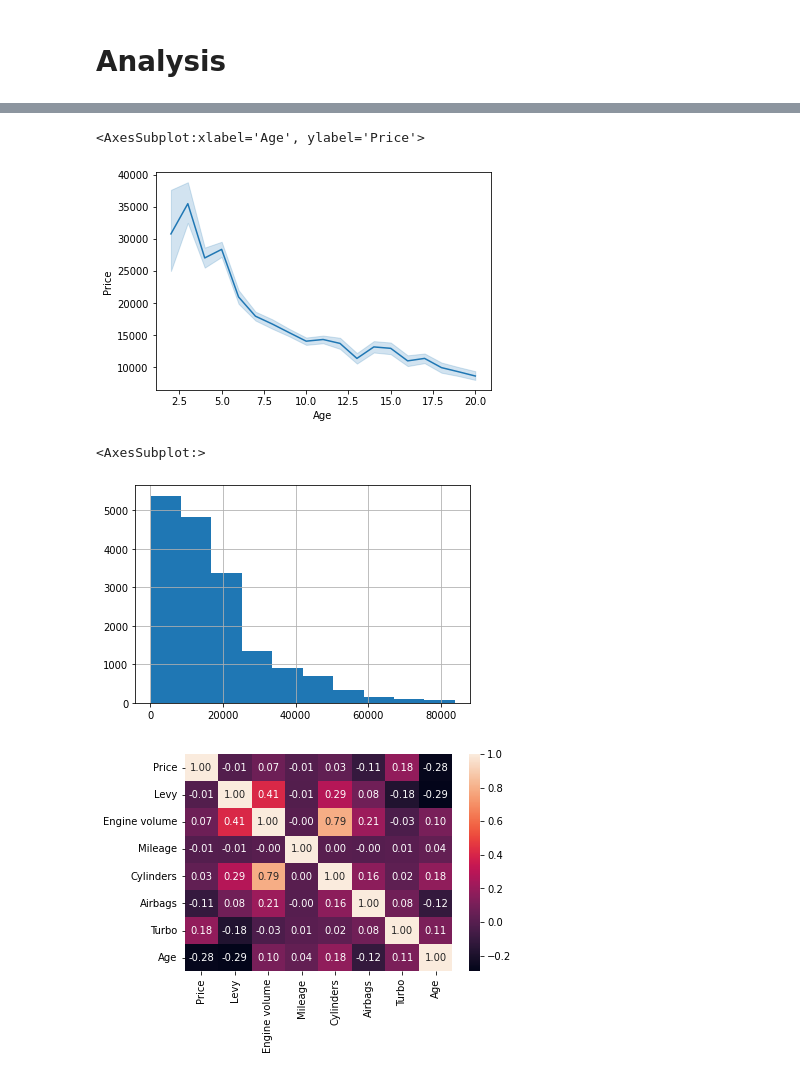
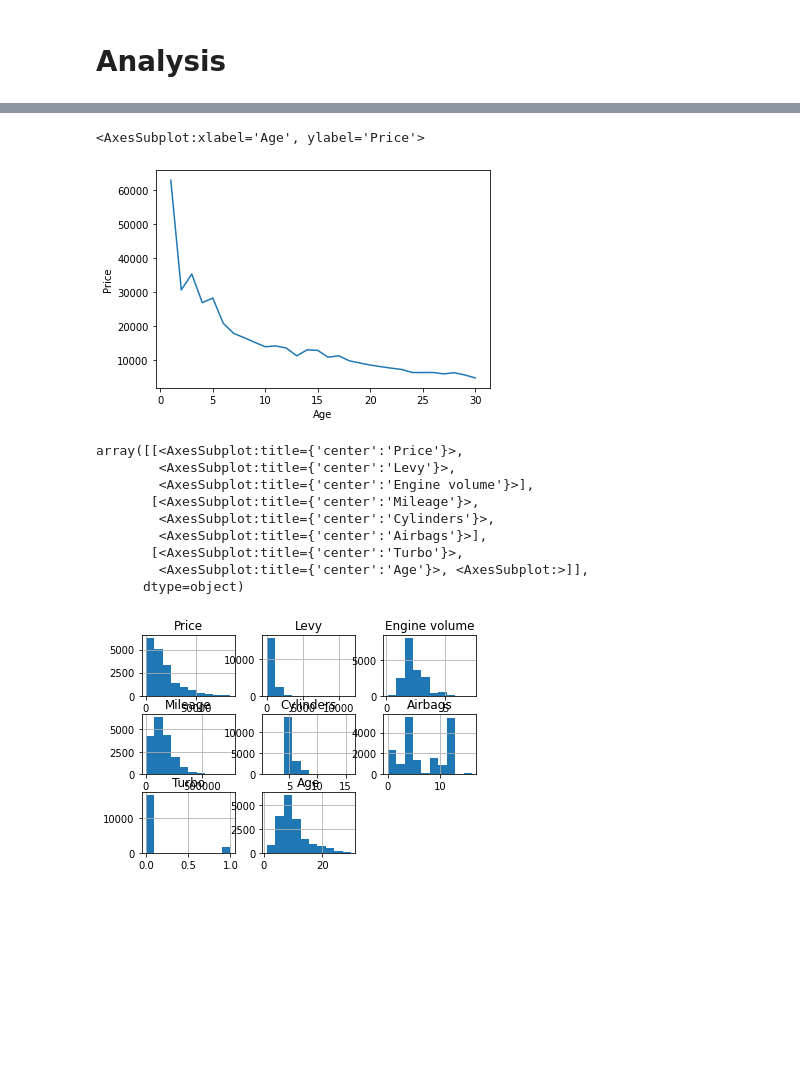
Before and after one commit to pschropp/CarPricePrediction_project, a Jupyter notebook: car-price-prediction-challenge.ipynb, the cells around one changed output, grey strips where cells are left out. Drawn from its saved outputs; the diff is of its cells as text; code cells hidden in the pictures; blank space fills up the shorter version.

Commit message:
Kaggle Notebook | car-price-prediction_challenge | Version 3

```diff
--- a/car-price-prediction-challenge.ipynb
+++ b/car-price-prediction-challenge.ipynb
@@ -245,0 +342,6 @@ Name: Category, dtype: int64
+# %%
+# For 'Mileage' std is an order of magnitude higher than the mean. the max looks rather unplausible as well.
+# restrict our dataset to the 99,5% quantile to remove outliers
+#df['Mileage'].hist()
+df = df[df['Mileage'] <= df['Mileage'].quantile(0.995)]
+df.describe()
@@ -245,0 +382,5 @@ Name: Category, dtype: int64
+# %%
+#corr_mileage_df['Mileage'] = mileage_below_100_not_new_df['Age'] * df['avg_annual_mileage'].mean().round()
+#mean_mileage_per_year = df['avg_annual_mileage'].mean().round()
+mean_mileage_per_year = round(df['Mileage'].mean() / df['Age'].mean())
+mean_mileage_per_year
@@ -245,0 +389,8 @@ Name: Category, dtype: int64
+# %%
+cond = (df['Mileage'] < 100) & (df['Age'] > 3)
+df.loc[cond, 'Mileage'] = df['Age'] * mean_mileage_per_year
+#df.loc[(df['Mileage'] < 100) & (df['Age'] > 3), 'Mileage'] = df['Age'] * mean_mileage_per_year
+#df = df.drop(mileage_below_100_not_new_df.index)
+#df = pd.concat([df, corr_mileage_df])
+#df.drop(['avg_annual_mileage'], axis=1)
+df['Mileage'].describe()
@@ -300,24 +474,25 @@ plt.legend(labels=['Vehicles', 'Mean Price per Vehicle'])
 # %%
-# to not be affected by outliers too much, we restrict our analysis to ages with >100 cars (cutoff). This would be cars aged
-# 2 - 26 years.
-# as we can see that the mean price has an outlier for 22 years old cars and fluctuates a lot afterwards,
-# we'll cut off at 20 years for our analysis. Cars older than 20 years are hardly relevant for the average buyer and
+# we will restrict our analysis to cars <30 years. Cars older than 30 years are hardly relevant for the average buyer and
 # vintage car prices would be worth a separate analysis (which this dataset is not suited for)
-df = df[df['Age'] >1]  # remove cars <1 years as there are fewer than 100 cars in the dataset
-df = df[df['Age'] <=20]  # remove cars <20 years for the reasons mentioned above
-sns.lineplot(x='Age', y='Price', data=df)
+# thus we also remove the peaks of of mean prices after 30+ years, caused by outliers of too few cars in the dataset for these ranges.
+df = df[df['Age'] <=30]  # remove cars <30 years for the reasons mentioned above
+sns.lineplot(x='Age', y='Price', data=df, ci=None)
 # %% [output]
 <AxesSubplot:xlabel='Age', ylabel='Price'>
-[figure, old version]
+[figure, new version]
 # %%
 df = df[df['Price'] <= df['Price'].quantile(0.99)]  # eliminate outliers (excessively expensive cars) to focus on the main market
 df = df[df['Price'] >= df['Price'].quantile(0.01)]  # eliminate outliers (excessively cheap cars) to focus on the main market
 # %%
-df['Price'].hist()
+df.hist()
 # %% [output]
-<AxesSubplot:>
+array([[<AxesSubplot:title={'center':'Price'}>,
+        <AxesSubplot:title={'center':'Levy'}>,
+        <AxesSubplot:title={'center':'Engine volume'}>],
+       [<AxesSubplot:title={'center':'Mileage'}>,
+        <AxesSubplot:title={'center':'Cylinders'}>,
+        <AxesSubplot:title={'center':'Airbags'}>],
+       [<AxesSubplot:title={'center':'Turbo'}>,
+        <AxesSubplot:title={'center':'Age'}>, <AxesSubplot:>]],
+      dtype=object)
-[figure, old version]
+[figure, new version]
-# %%
-sns.heatmap(df.corr(), annot=True, fmt=".2f");
-# %% [output]
-[figure, removed]
```
Also changed, not shown: parts of 48 cells of this notebook.
